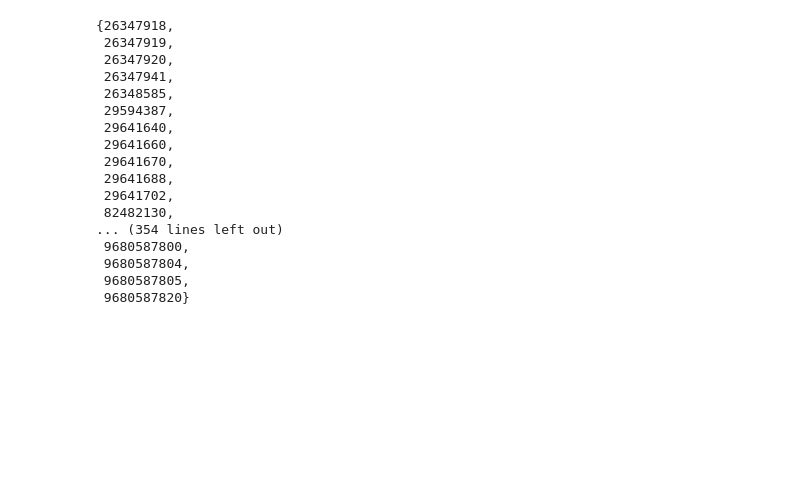
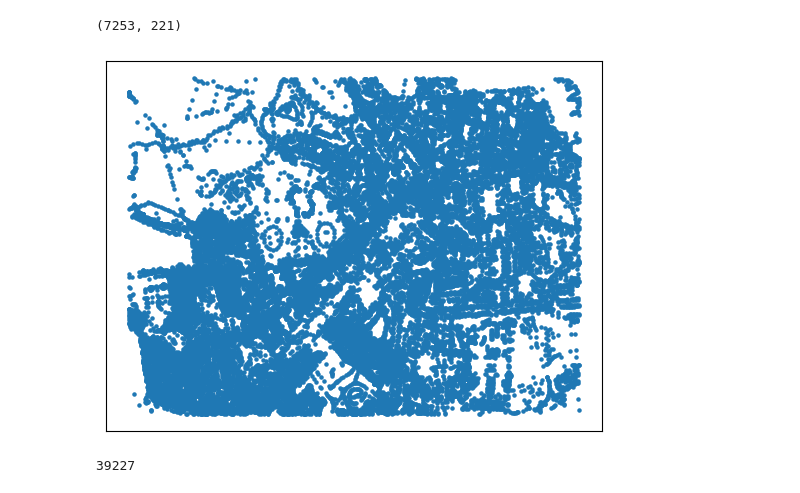
Before and after one commit to jxnw/cycle-routes, a Jupyter notebook: notebooks/Benchmark.ipynb, the cells around one changed output. Cells and saved outputs as stored; diff of their text form; code cells hidden in the pictures; blank space fills up the shorter version.

```diff
--- a/notebooks/Benchmark.ipynb
+++ b/notebooks/Benchmark.ipynb
@@ -13,9 +14,4 @@ from scripts.model import Model
 # %%
 config = Config()
 model = Model(config)
-ways = model.data_fetcher.get_ways()
-filtered_ways = model.filter_ways(ways)
-
-edges, all_nodes = model.ways_to_edges(filtered_ways)
-
-dol = model.ways_to_dol(filtered_ways)
+all_ways = model.data_fetcher.get_ways()
@@ -26,20 +17,0 @@ H = nx.Graph(dol)
-# %%
-set(G.nodes)
-# %% [output]
-{26347918,
- 26347919,
- 26347920,
- 26347941,
- 26348585,
- 29594387,
- 29641640,
- 29641660,
- 29641670,
- 29641688,
- 29641702,
- 82482130,
-... (354 lines left out)
- 9680587800,
- 9680587804,
- 9680587805,
- 9680587820}
@@ -45,0 +20,26 @@ set(G.nodes)
+# %%
+len(all_ways), len(friendly_ways)
+# %% [output]
+(7253, 221)
+# %%
+ways = all_ways
+nodes_on_ways = set()
+for way in ways:
+    nodes = way.get_nodes(resolve_missing=True)
+    nodes = [node for node in nodes if model.node_in_area(node)]
+    for node in nodes:
+        nodes_on_ways.add(node)
+# %%
+node_graph = nx.Graph()
+node_graph.add_nodes_from([node.id for node in nodes_on_ways])
+for node in nodes_on_ways:
+    node_graph.nodes[node.id]['pos'] = (float(node.lon), float(node.lat))
+node_layout = nx.get_node_attributes(node_graph, 'pos')
+# %%
+nx.draw_networkx(node_graph, pos=node_layout, with_labels=False, node_size=5)
+# %% [output]
+[figure, added]
+# %%
+len(node_graph.nodes)
+# %% [output]
+39227
```
Also changed, not shown: parts of 13 cells of this notebook, 6 other files.
